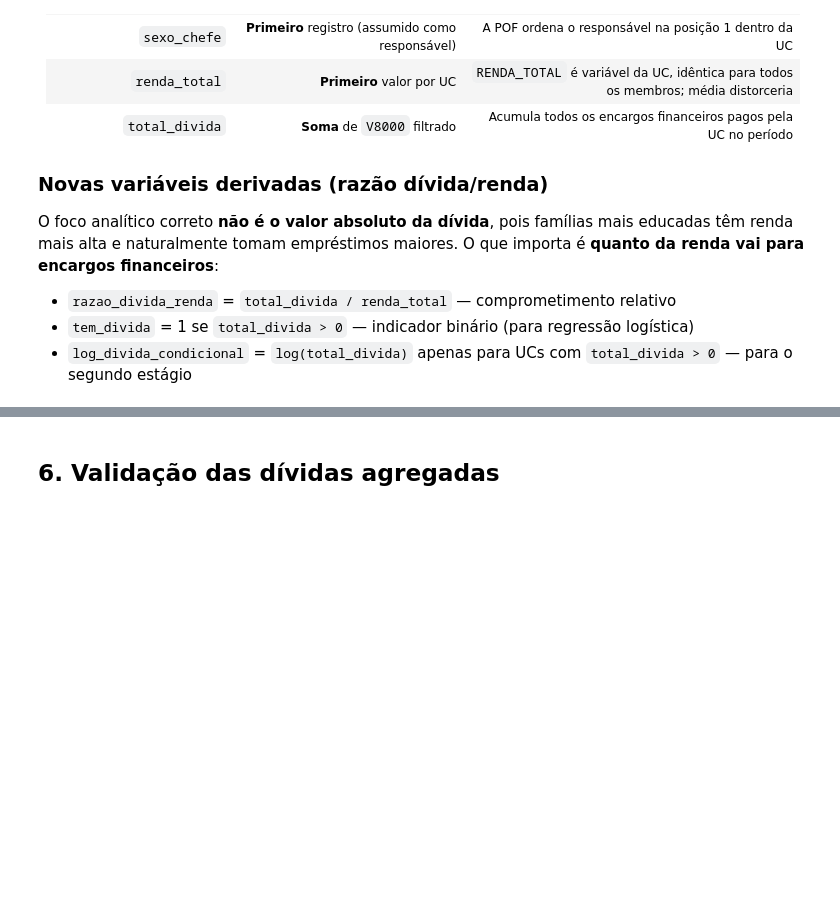
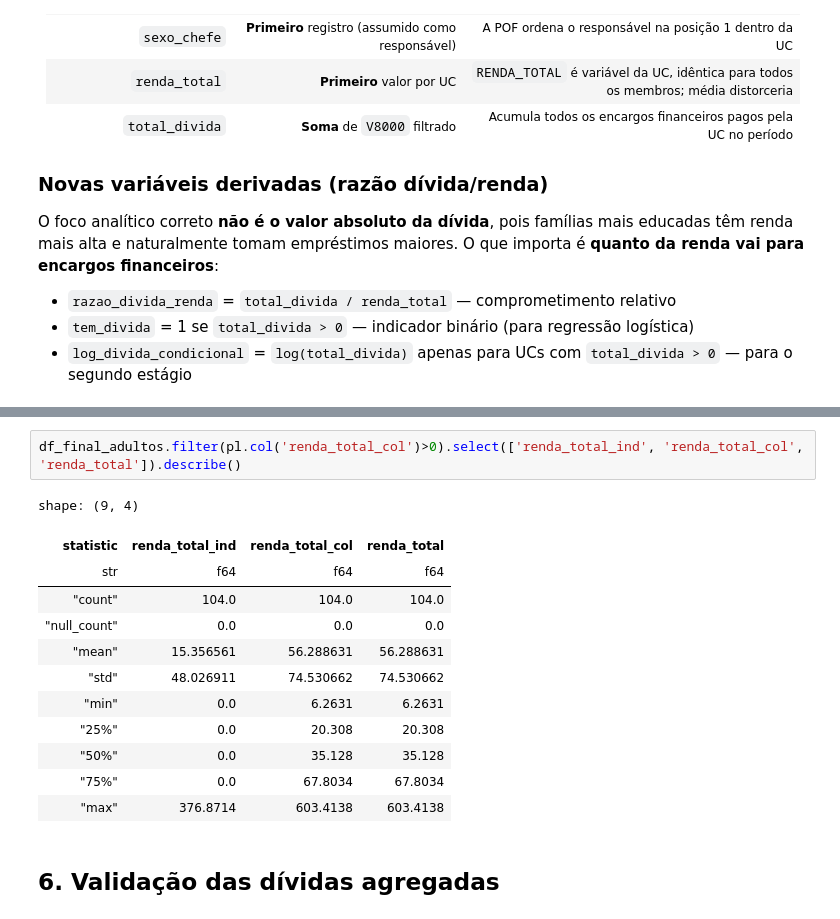
Before and after one commit to JP-Regazzi/tcc-giovanna, a Jupyter notebook: main.ipynb, the cells around one changed output, grey strips where cells are left out. Drawn from its saved outputs; the diff is of its cells as text; blank space fills up the shorter version.

```diff
--- a/main.ipynb
+++ b/main.ipynb
@@ -335,3 +504,18 @@ print(f"   UCs com dívida > 0: {df_final.filter(pl.col('total_divida') > 0).sha
+# %%
+df_final_adultos.filter(pl.col('renda_total_col')>0).select(['renda_total_ind', 'renda_total_col', 'renda_total']).describe()
+# %% [output]
+shape: (9, 4)
+| statistic | renda_total_ind | renda_total_col | renda_total |
+| str | f64 | f64 | f64 |
+| "count" | 104.0 | 104.0 | 104.0 |
+| "null_count" | 0.0 | 0.0 | 0.0 |
+| "mean" | 15.356561 | 56.288631 | 56.288631 |
+| "std" | 48.026911 | 74.530662 | 74.530662 |
+| "min" | 0.0 | 6.2631 | 6.2631 |
+| "25%" | 0.0 | 20.308 | 20.308 |
+| "50%" | 0.0 | 35.128 | 35.128 |
+| "75%" | 0.0 | 67.8034 | 67.8034 |
+| "max" | 376.8714 | 603.4138 | 603.4138 |
 # %% [markdown]
 ## 6. Validação das dívidas agregadas
 # %%
```
Also changed, not shown: parts of 24 cells of this notebook.
